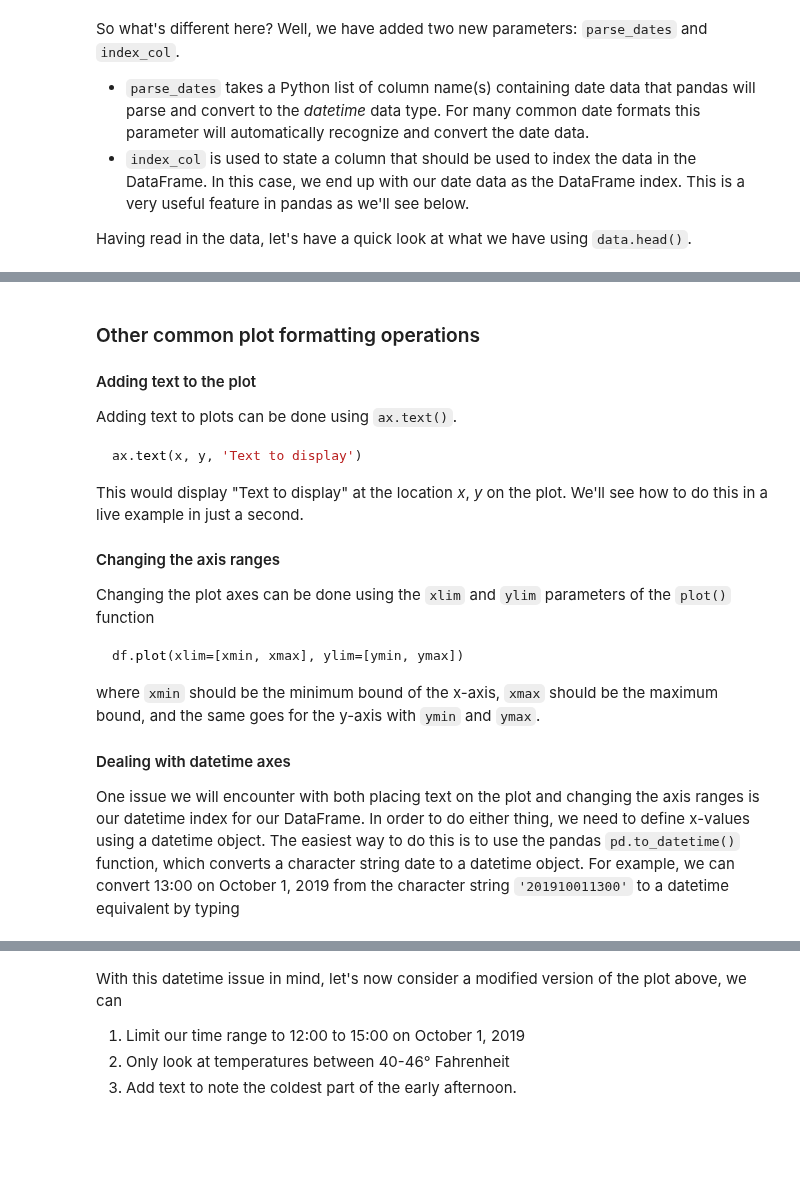
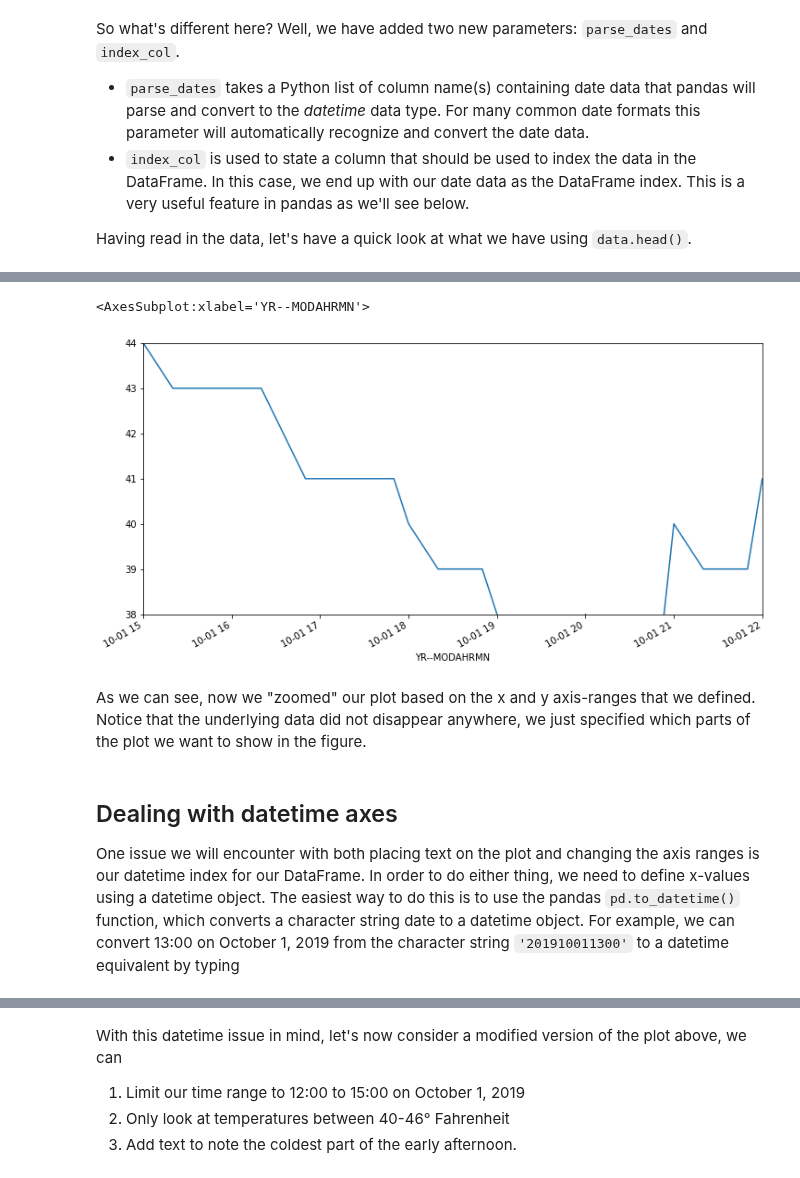
Before and after one commit to Python-GIS-book/site, a Jupyter notebook: source/part1/chapter-03/nb/02-basic-plotting.ipynb, the cells around one changed output, grey strips where cells are left out. Cells and saved outputs as stored; diff of their text form; code cells hidden in the pictures; blank space fills up the shorter version.

````diff
--- a/source/part1/chapter-03/nb/02-basic-plotting.ipynb
+++ b/source/part1/chapter-03/nb/02-basic-plotting.ipynb
@@ -184,28 +135,16 @@ It's a perfectly [cromulent](https://www.lexico.com/definition/cromulent) word.
+# %%
+from datetime import datetime
+
+xmin, xmax = datetime(2019, 10, 1, 15), datetime(2019, 10, 1, 22)
+ymin, ymax = 38, 44
+oct1_temps.plot(xlim=[xmin, xmax], ylim=[ymin, ymax])
+# %% [output]
+<AxesSubplot:xlabel='YR--MODAHRMN'>
+[figure, added]
+# %% [markdown]
+As we can see, now we "zoomed" our plot based on the x and y axis-ranges that we defined. Notice that the underlying data did not disappear anywhere, we just specified which parts of the plot we want to show in the figure.
 # %% [markdown]
-### Other common plot formatting operations
-
-#### Adding text to the plot
-
-Adding text to plots can be done using `ax.text()`.
-
-```python
-ax.text(x, y, 'Text to display')
-```
-
-This would display "Text to display" at the location *x*, *y* on the plot.
-We'll see how to do this in a live example in just a second.
-
-#### Changing the axis ranges
-
-Changing the plot axes can be done using the `xlim` and `ylim` parameters of the `plot()` function
-
-```python
-df.plot(xlim=[xmin, xmax], ylim=[ymin, ymax])
-```
-
-where `xmin` should be the minimum bound of the x-axis, `xmax` should be the maximum bound, and the same goes for the y-axis with `ymin` and `ymax`.
-
-#### Dealing with datetime axes
+## Dealing with datetime axes
 
 One issue we will encounter with both placing text on the plot and changing the axis ranges is our datetime index for our DataFrame. In order to do either thing, we need to define x-values using a datetime object. The easiest way to do this is to use the pandas `pd.to_datetime()` function, which converts a character string date to a datetime object. For example, we can convert 13:00 on October 1, 2019 from the character string `'201910011300'` to a datetime equivalent by typing
 # %%
````
Also changed, not shown: parts of 35 cells of this notebook, 4 other files.
